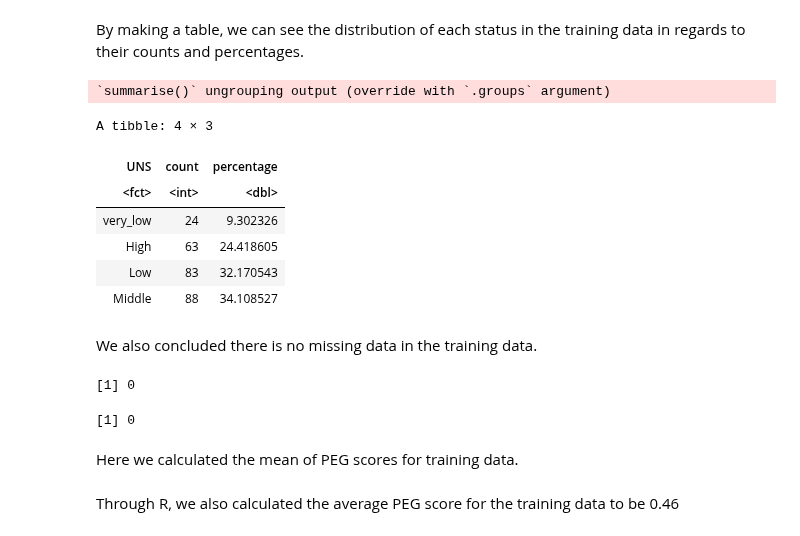
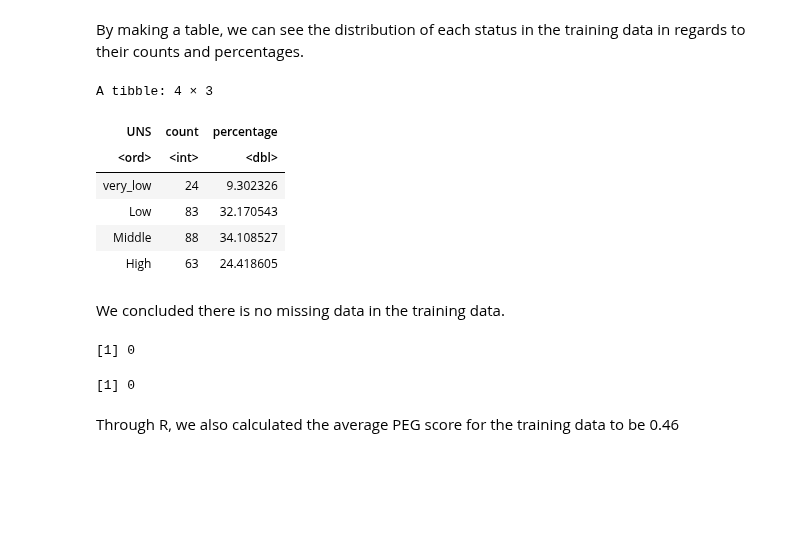
Before and after one commit to pgbenng/DSCI-Group-38-Project, a Jupyter notebook: proposal.ipynb, the cells around one changed output. Saved outputs shown, nothing was run; the diff lists cells and outputs as text; code cells hidden in the pictures; blank space fills up the shorter version.

```diff
--- a/proposal.ipynb
+++ b/proposal.ipynb
@@ -165,5 +171,7 @@ A tibble: 10 × 2
 # %%
-dataset_testing$UNS <- ordered(dataset_testing$UNS, levels = c("very_low", "High", "Low", "Middle"))  #makes the factor levels of the training and testing data the same, originally was different
+#makes the factor levels of the training and testing data the same, originally was different
+dataset_training$UNS <- ordered(dataset_training$UNS, levels = c("very_low","Low", "Middle", "High"))
+dataset_testing$UNS <- ordered(dataset_testing$UNS, levels = c("very_low","Low", "Middle", "High"))
 # %% [markdown]
 <br>
 # %% [markdown]
@@ -171,28 +179,25 @@ By making a table, we can see the distribution of each status in the training da
 # %%
 num_UNS <- dataset_training %>%
            group_by(UNS) %>%        # group by the UNS column
-           dplyr::summarise(count = n(),             #calculate the number of observations for each status of UNS, dplyr since R was confused on which library to use
+           summarise(count = n(),             #calculate the number of observations for each status of UNS, dplyr since R was confused on which library to use
                      percentage = n() / nrow(dataset_training) *100)    #calculates the percentage of each UNS category
 num_UNS
 # %% [output]
-`summarise()` ungrouping output (override with `.groups` argument)
+A tibble: 4 × 3
-A tibble: 4 × 3
 | UNS | count | percentage |
-| <fct> | <int> | <dbl> |
+| <ord> | <int> | <dbl> |
 | very_low | 24 | 9.302326 |
-| High | 63 | 24.418605 |
 | Low | 83 | 32.170543 |
 | Middle | 88 | 34.108527 |
+| High | 63 | 24.418605 |
 # %% [markdown]
-We also concluded there is no missing data in the training data. </b>
+We concluded there is no missing data in the training data. </b>
 # %%
 nrow(dataset_training%>%filter(is.na(UNS)))   # find the number of rows with missing data in UNS column
 nrow(dataset_training%>%filter(is.na(PEG)))   # find the number of rows with missing data in PEG column
 # %% [output]
 [1] 0
 [1] 0
-# %% [markdown]
-Here we calculated the mean of PEG scores for training data.
 # %% [markdown]
 Through R, we also calculated the average PEG score for the training data to be 0.46
 # %%
```
Also changed, not shown: parts of 13 cells of this notebook.
